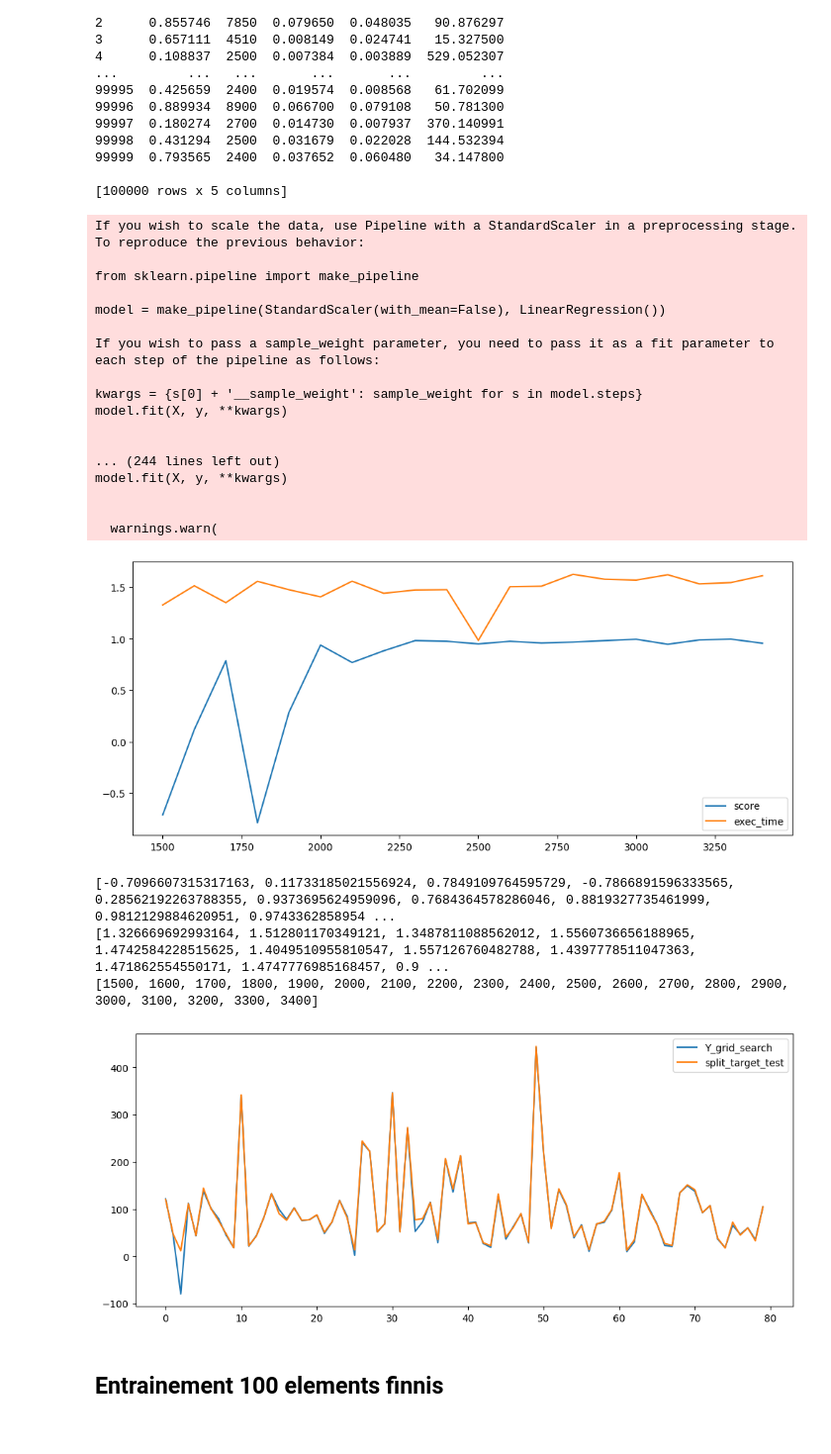
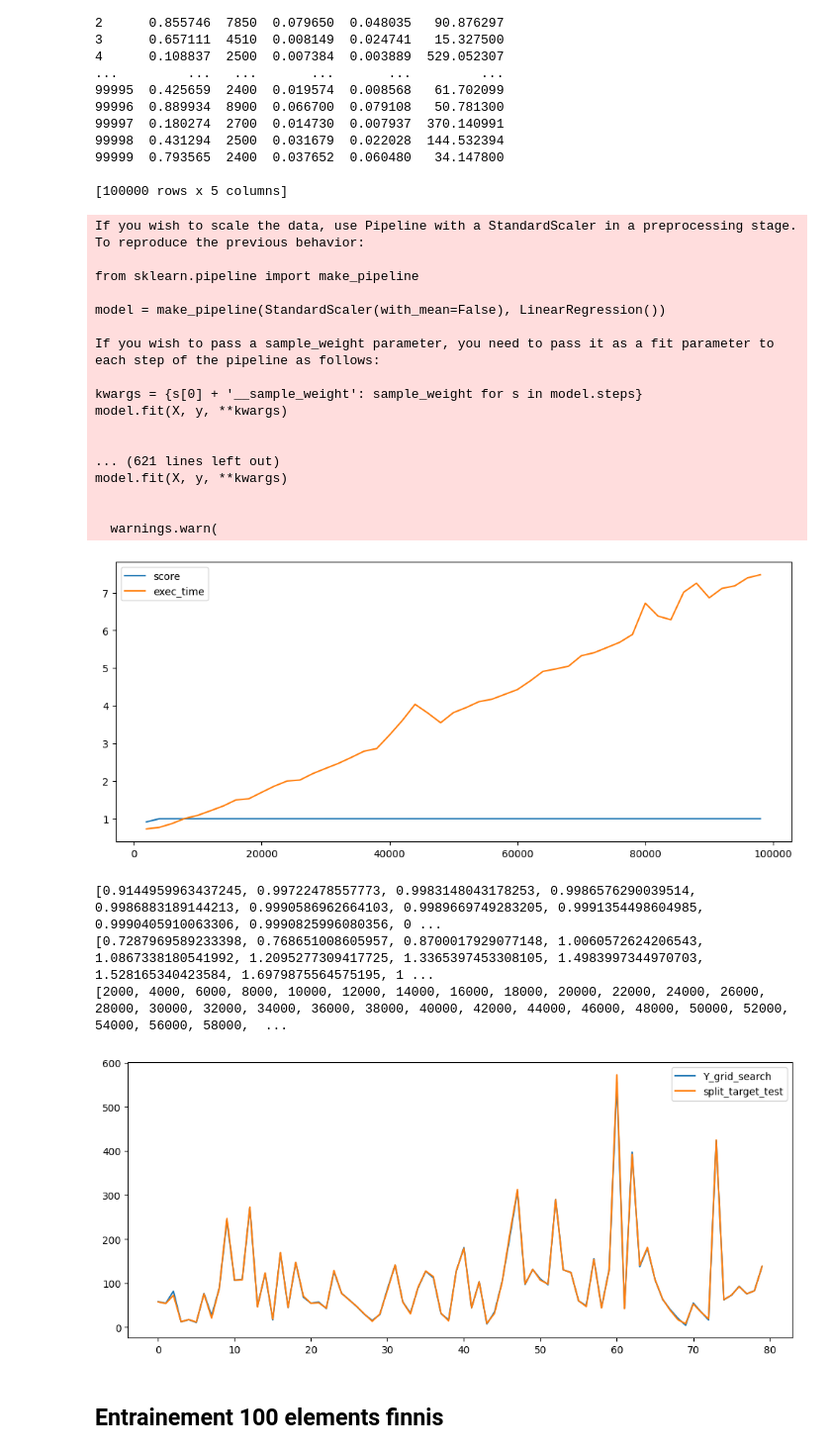
Before and after one commit to blaxxFR/projetIA, a Jupyter notebook: note_book.ipynb, the cells around one changed output. Shown at 99% size. Cells and saved outputs as stored; diff of their text form; code cells hidden in the pictures.

```diff
--- a/note_book.ipynb
+++ b/note_book.ipynb
@@ -131,7 +131,7 @@ poly_reg_model = PolynomialRegression(9, fit_intercept=True, normalize=True)
 grid_search = GridSearchCV(poly_reg_model, my_grid_poly, cv=5, n_jobs=-1, verbose=2,)
 #print best score and model
 # Ravel plit_target_train
-jesuisunfdp = grid_search.fit(split_train, split_target_train)
+grid_search.fit(split_train, split_target_train)
 print(grid_search.best_score_)
 print(grid_search.best_estimator_)
 print(grid_search.best_params_)"""
@@ -158,0 +159,13 @@ model.fit(X, y, **kwargs)
+# %%
+pred = poly_reg_model.predict(split_test)
+delta = abs(pred - split_target_test)
+mean_delta = delta.mean()
+delta_75 = delta.quantile(0.75)
+delta_99 = delta.quantile(0.99)
+# plot mean delta , 75% delta and 99% delta side by side in same scale
+fig, ax = plt.subplots(1, 3, figsize=(15, 5))
+mean_delta.plot(kind='bar', ax=ax[0], title='mean delta')
+delta_75.plot(kind='bar', ax=ax[1], title='75% delta')
+delta_99.plot(kind='bar', ax=ax[2], title='99% delta')
+
+plt.show()
@@ -158,0 +174,9 @@ model.fit(X, y, **kwargs)
+# %%
+quantile = []
+for i in range(0,100):
+    quantile.append(delta.quantile(i/100))
+plt.plot(quantile)
+# legend y delta in Hz
+plt.ylabel('delta in Hz')
+plt.xlabel('quantile')
+plt.show()
@@ -196,7 +244,3 @@ model.fit(X, y, **kwargs)
 
   warnings.warn(
  0.9988864947030847
-# %%
-poly_reg_model = PolynomialRegression(2 , fit_intercept=True, normalize=True)
-poly_reg_model.fit(split_train, split_target_train)
-print("",poly_reg_model.score(split_test, split_target_test))
@@ -274,7 +303,7 @@ score = []
 nbr_values = []
 exec_time = []
 
-for i in range(1500,3500,100):
+for i in range(2000,100000,2000):
 
     new_datas = datas.sample(i)
     #######################      TRAIN_TEST_SPLIT      ############################
@@ -314,39 +343,39 @@ print(score)
 print(exec_time)
 print(nbr_values)
 
 Y_pred = poly_reg_model.predict(split_test)
 plt.figure(figsize=(12, 5))
 plt.plot((Y_pred)[:80])
 plt.plot((np.array(split_target_test)[:80]))
 
 plt.legend(
     ['Y_grid_search', 'split_target_test'])
 plt.show()
 
 # show best ratio score / exec_time
 # %% [output]
 If you wish to scale the data, use Pipeline with a StandardScaler in a preprocessing stage. To reproduce the previous behavior:
 
 from sklearn.pipeline import make_pipeline
 
 model = make_pipeline(StandardScaler(with_mean=False), LinearRegression())
 
 If you wish to pass a sample_weight parameter, you need to pass it as a fit parameter to each step of the pipeline as follows:
 
 kwargs = {s[0] + '__sample_weight': sample_weight for s in model.steps}
 model.fit(X, y, **kwargs)
 
 
-... (244 lines left out)
+... (621 lines left out)
 model.fit(X, y, **kwargs)
 
 
   warnings.warn(
-[figure, old version]
+[figure, new version]
-[-0.7096607315317163, 0.11733185021556924, 0.7849109764595729, -0.7866891596333565, 0.28562192263788355, 0.9373695624959096, 0.7684364578286046, 0.8819327735461999, 0.9812129884620951, 0.9743362858954 ...
-[1.326669692993164, 1.512801170349121, 1.3487811088562012, 1.5560736656188965, 1.4742584228515625, 1.4049510955810547, 1.557126760482788, 1.4397778511047363, 1.471862554550171, 1.4747776985168457, 0.9 ...
-[1500, 1600, 1700, 1800, 1900, 2000, 2100, 2200, 2300, 2400, 2500, 2600, 2700, 2800, 2900, 3000, 3100, 3200, 3300, 3400]
+[0.9144959963437245, 0.99722478557773, 0.9983148043178253, 0.9986576290039514, 0.9986883189144213, 0.9990586962664103, 0.9989669749283205, 0.9991354498604985, 0.9990405910063306, 0.9990825996080356, 0 ...
+[0.7287969589233398, 0.768651008605957, 0.8700017929077148, 1.0060572624206543, 1.0867338180541992, 1.2095277309417725, 1.3365397453308105, 1.4983997344970703, 1.528165340423584, 1.6979875564575195, 1 ...
+[2000, 4000, 6000, 8000, 10000, 12000, 14000, 16000, 18000, 20000, 22000, 24000, 26000, 28000, 30000, 32000, 34000, 36000, 38000, 40000, 42000, 44000, 46000, 48000, 50000, 52000, 54000, 56000, 58000,  ...
-[figure, old version]
+[figure, new version]
 # %% [markdown]
 ## Entrainement 100 elements finnis
 # %%
```
Also changed, not shown: parts of 40 cells of this notebook, 1 other file.
